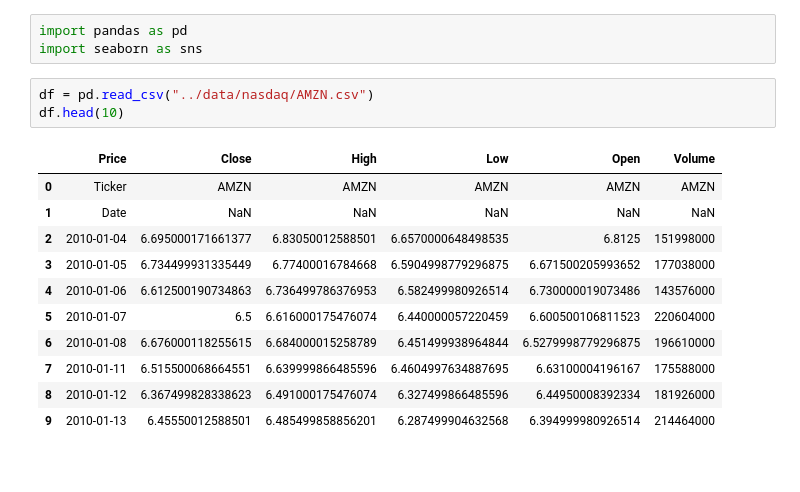
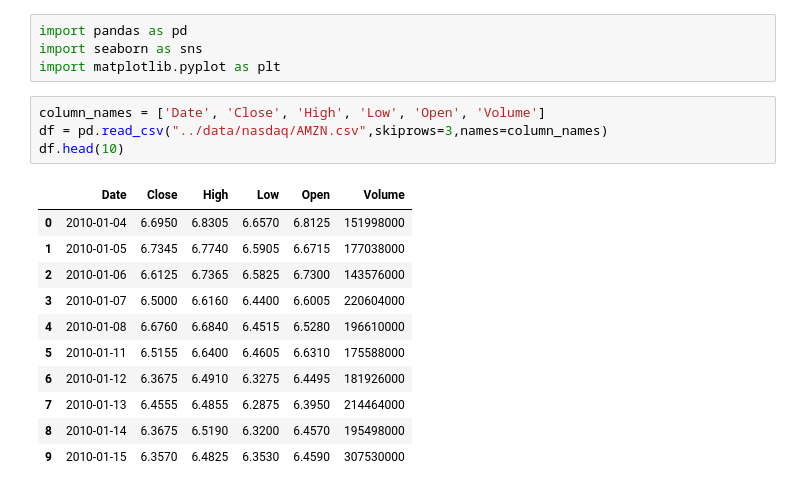
Before and after one commit to JoeyLiu435/Nasdaqtrading, a Jupyter notebook: eda/AMZN.ipynb, the cells around one changed output. Cells and saved outputs as stored; diff of their text form.

```diff
--- a/eda/AMZN.ipynb
+++ b/eda/AMZN.ipynb
@@ -1,18 +1,20 @@
 # %%
 import pandas as pd
 import seaborn as sns
+import matplotlib.pyplot as plt
 # %%
-df = pd.read_csv("../data/nasdaq/AMZN.csv")
+column_names = ['Date', 'Close', 'High', 'Low', 'Open', 'Volume']
+df = pd.read_csv("../data/nasdaq/AMZN.csv",skiprows=3,names=column_names)
 df.head(10)
 # %% [output]
-|  | Price | Close | High | Low | Open | Volume |
-| 0 | Ticker | AMZN | AMZN | AMZN | AMZN | AMZN |
-| 1 | Date | NaN | NaN | NaN | NaN | NaN |
-| 2 | 2010-01-04 | 6.695000171661377 | 6.83050012588501 | 6.6570000648498535 | 6.8125 | 151998000 |
-| 3 | 2010-01-05 | 6.734499931335449 | 6.77400016784668 | 6.5904998779296875 | 6.671500205993652 | 177038000 |
-| 4 | 2010-01-06 | 6.612500190734863 | 6.736499786376953 | 6.582499980926514 | 6.730000019073486 | 143576000 |
-| 5 | 2010-01-07 | 6.5 | 6.616000175476074 | 6.440000057220459 | 6.600500106811523 | 220604000 |
-| 6 | 2010-01-08 | 6.676000118255615 | 6.684000015258789 | 6.451499938964844 | 6.5279998779296875 | 196610000 |
-| 7 | 2010-01-11 | 6.515500068664551 | 6.639999866485596 | 6.4604997634887695 | 6.63100004196167 | 175588000 |
-| 8 | 2010-01-12 | 6.367499828338623 | 6.491000175476074 | 6.327499866485596 | 6.44950008392334 | 181926000 |
-| 9 | 2010-01-13 | 6.45550012588501 | 6.485499858856201 | 6.287499904632568 | 6.394999980926514 | 214464000 |
+|  | Date | Close | High | Low | Open | Volume |
+| 0 | 2010-01-04 | 6.6950 | 6.8305 | 6.6570 | 6.8125 | 151998000 |
+| 1 | 2010-01-05 | 6.7345 | 6.7740 | 6.5905 | 6.6715 | 177038000 |
+| 2 | 2010-01-06 | 6.6125 | 6.7365 | 6.5825 | 6.7300 | 143576000 |
+| 3 | 2010-01-07 | 6.5000 | 6.6160 | 6.4400 | 6.6005 | 220604000 |
+| 4 | 2010-01-08 | 6.6760 | 6.6840 | 6.4515 | 6.5280 | 196610000 |
+| 5 | 2010-01-11 | 6.5155 | 6.6400 | 6.4605 | 6.6310 | 175588000 |
+| 6 | 2010-01-12 | 6.3675 | 6.4910 | 6.3275 | 6.4495 | 181926000 |
+| 7 | 2010-01-13 | 6.4555 | 6.4855 | 6.2875 | 6.3950 | 214464000 |
+| 8 | 2010-01-14 | 6.3675 | 6.5190 | 6.3200 | 6.4570 | 195498000 |
+| 9 | 2010-01-15 | 6.3570 | 6.4825 | 6.3530 | 6.4590 | 307530000 |
```
Also changed, not shown: parts of 12 cells of this notebook, 4 other files.
